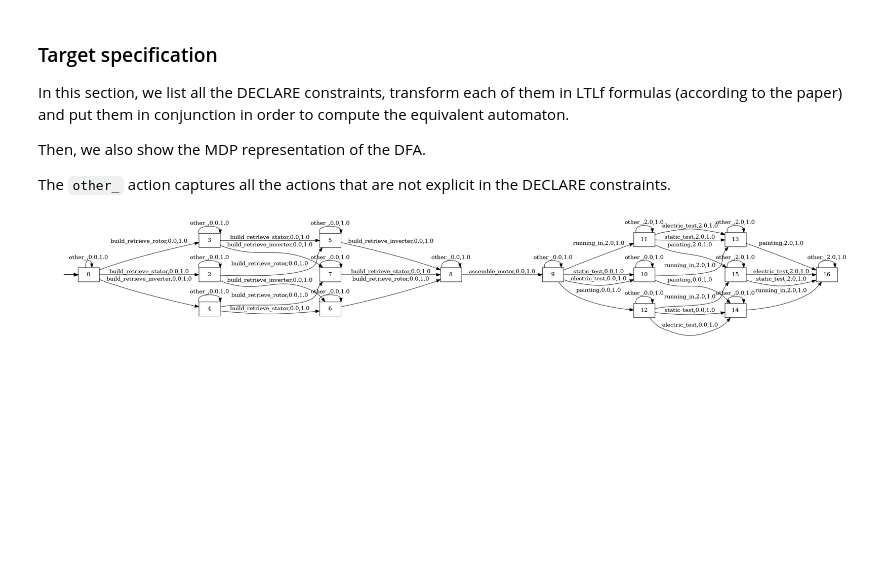
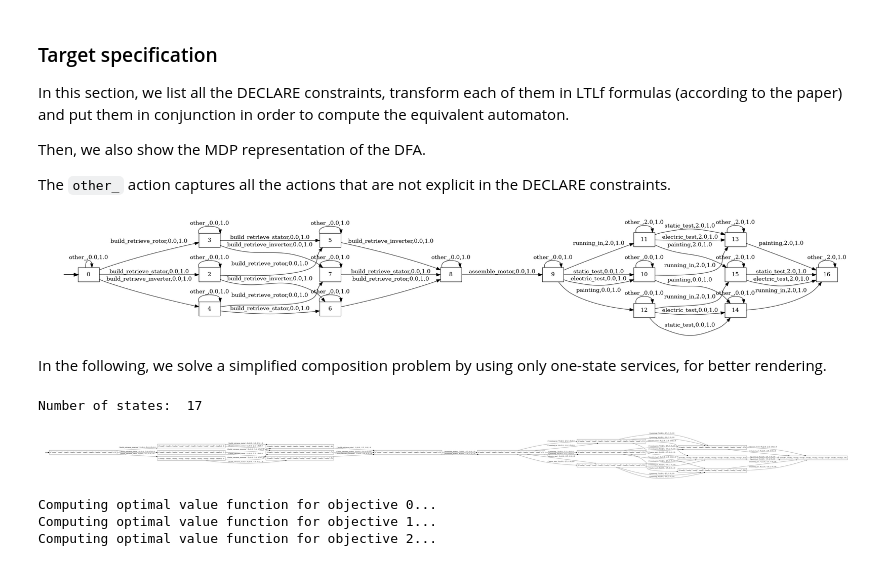
Before and after one commit to luusi/ICSOC-2022, a Jupyter notebook: docs/notebooks/01-electric-motor-production.ipynb, the cells around one changed output. Saved outputs shown, nothing was run; the diff lists cells and outputs as text; code cells hidden in the pictures; blank space fills up the shorter version.

Commit message:
add simple example and full example of computed optimal lexicographic policy

```diff
--- a/docs/notebooks/01-electric-motor-production.ipynb
+++ b/docs/notebooks/01-electric-motor-production.ipynb
@@ -400,2 +418,4 @@ render_mdp_dfa(target_mdp, simplified=True)
 # %% [output]
 [figure]
+# %% [markdown]
+In the following, we solve a simplified composition problem by using only one-state services, for better rendering.
@@ -401,0 +453,35 @@ render_mdp_dfa(target_mdp, simplified=True)
+# %%
+all_services = [
+    # 0
+    stator_warehouse_service(economic_reward=VERY_HIGH_COST, quality_reward=VERY_LOW_REWARD),
+    # 1
+    rotor_warehouse_service(economic_reward=HIGH_COST, quality_reward=LOW_REWARD),
+    # 2
+    inverter_warehouse_service(economic_reward=VERY_HIGH_COST, quality_reward=VERY_LOW_REWARD),
+    # 3
+    assembler_service(economic_reward=HIGH_COST, quality_reward=LOW_REWARD),
+    # 4
+    assembler_service(economic_reward=LOW_COST, quality_reward=HIGH_REWARD),
+    # 5
+    painter_service(economic_reward=HIGH_COST, quality_reward=LOW_REWARD),
+    # 6
+    painter_service(economic_reward=LOW_COST, quality_reward=HIGH_REWARD),
+    # 7
+    smart_tester_service(economic_reward=HIGH_COST, quality_reward=LOW_REWARD),
+    # 8
+    smart_tester_service(economic_reward=LOW_COST, quality_reward=HIGH_REWARD),
+    # 9
+    mechanical_engineer_service(economic_reward=HIGH_COST, quality_reward=LOW_REWARD),
+]
+lmdp = compute_composition_lmdp(target_mdp, all_services)
+print("Number of states: ", len(lmdp.all_states))
+render_composition_mdp(lmdp, no_sink=True)
+# %% [output]
+Number of states:  17
+[figure, added]
+# %%
+multi_objective_value_function, optimal_actions = lexicographic_value_iteration(lmdp)
+# %% [output]
+Computing optimal value function for objective 0...
+Computing optimal value function for objective 1...
+Computing optimal value function for objective 2...
```
Also changed, not shown: parts of 16 cells of this notebook, 8 other files.
